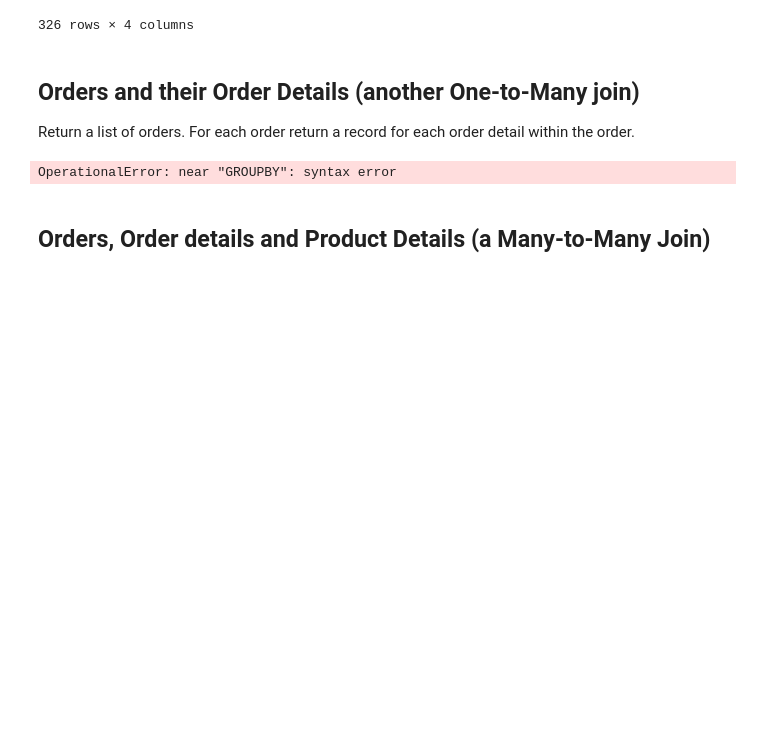
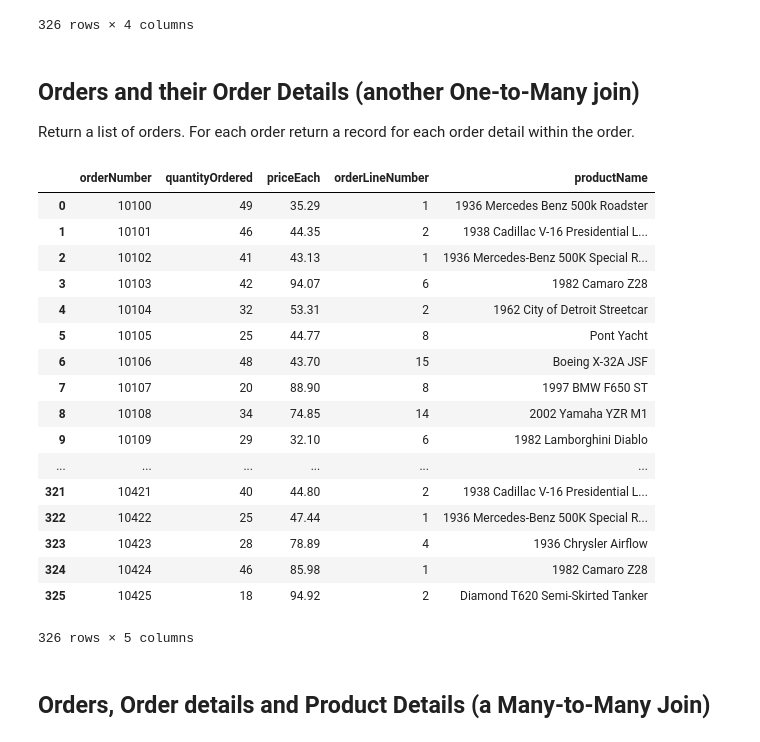
Before and after one commit to elenasm7/dsc-1-05-13-one-to-many-and-many-to-many-joins-lab-nyc-ds-career-012819, a Jupyter notebook: index.ipynb, the cells around one changed output. Saved outputs shown, nothing was run; the diff lists cells and outputs as text; code cells hidden in the pictures; blank space fills up the shorter version.

```diff
--- a/index.ipynb
+++ b/index.ipynb
@@ -90,17 +90,34 @@ Return a list of orders. For each order return a record for each order detail wi
 # %%
 # Your code here
 cur.execute('''
                 SELECT o.orderNumber, od.quantityOrdered, od.priceEach, od.orderLineNumber, p.productName FROM orders o
                 JOIN orderdetails od ON (od.orderNumber = o.orderNumber)
                 JOIN products p ON (od.productCode = p.productCode)
-                GROUPBY od.orderNumber
+
             ''')
 
 df = pd.DataFrame(cur.fetchall())
 df.columns = (i[0] for i in cur.description)
 df
 # %% [output]
+|  | orderNumber | quantityOrdered | priceEach | orderLineNumber | productName |
+| 0 | 10100 | 49 | 35.29 | 1 | 1936 Mercedes Benz 500k Roadster |
+| 1 | 10101 | 46 | 44.35 | 2 | 1938 Cadillac V-16 Presidential L... |
+| 2 | 10102 | 41 | 43.13 | 1 | 1936 Mercedes-Benz 500K Special R... |
+| 3 | 10103 | 42 | 94.07 | 6 | 1982 Camaro Z28 |
+| 4 | 10104 | 32 | 53.31 | 2 | 1962 City of Detroit Streetcar |
+| 5 | 10105 | 25 | 44.77 | 8 | Pont Yacht |
+| 6 | 10106 | 48 | 43.70 | 15 | Boeing X-32A JSF |
+| 7 | 10107 | 20 | 88.90 | 8 | 1997 BMW F650 ST |
+| 8 | 10108 | 34 | 74.85 | 14 | 2002 Yamaha YZR M1 |
+| 9 | 10109 | 29 | 32.10 | 6 | 1982 Lamborghini Diablo |
+| ... | ... | ... | ... | ... | ... |
+| 321 | 10421 | 40 | 44.80 | 2 | 1938 Cadillac V-16 Presidential L... |
+| 322 | 10422 | 25 | 47.44 | 1 | 1936 Mercedes-Benz 500K Special R... |
+| 323 | 10423 | 28 | 78.89 | 4 | 1936 Chrysler Airflow |
+| 324 | 10424 | 46 | 85.98 | 1 | 1982 Camaro Z28 |
+| 325 | 10425 | 18 | 94.92 | 2 | Diamond T620 Semi-Skirted Tanker |
-OperationalError: near "GROUPBY": syntax error
+326 rows × 5 columns
 # %% [markdown]
 ## Orders, Order details and Product Details (a Many-to-Many Join)
 # %% [markdown]
```
